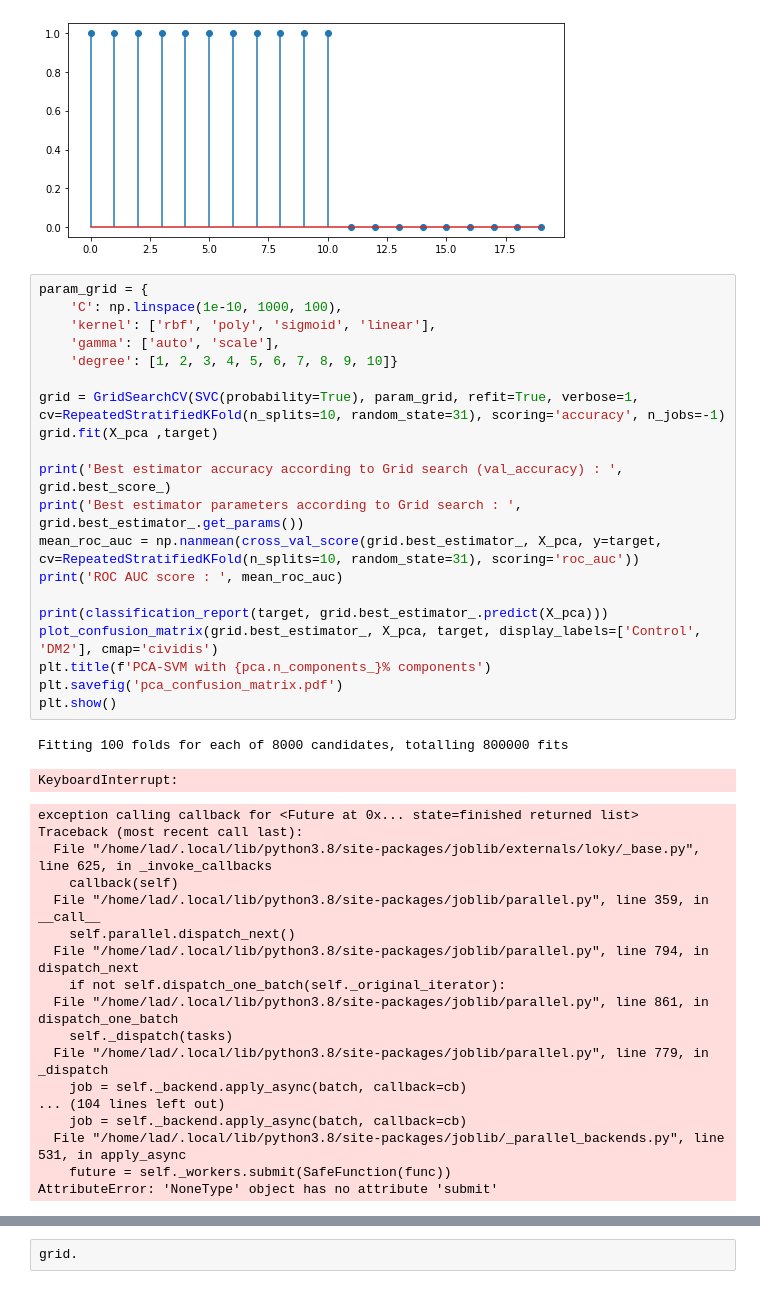
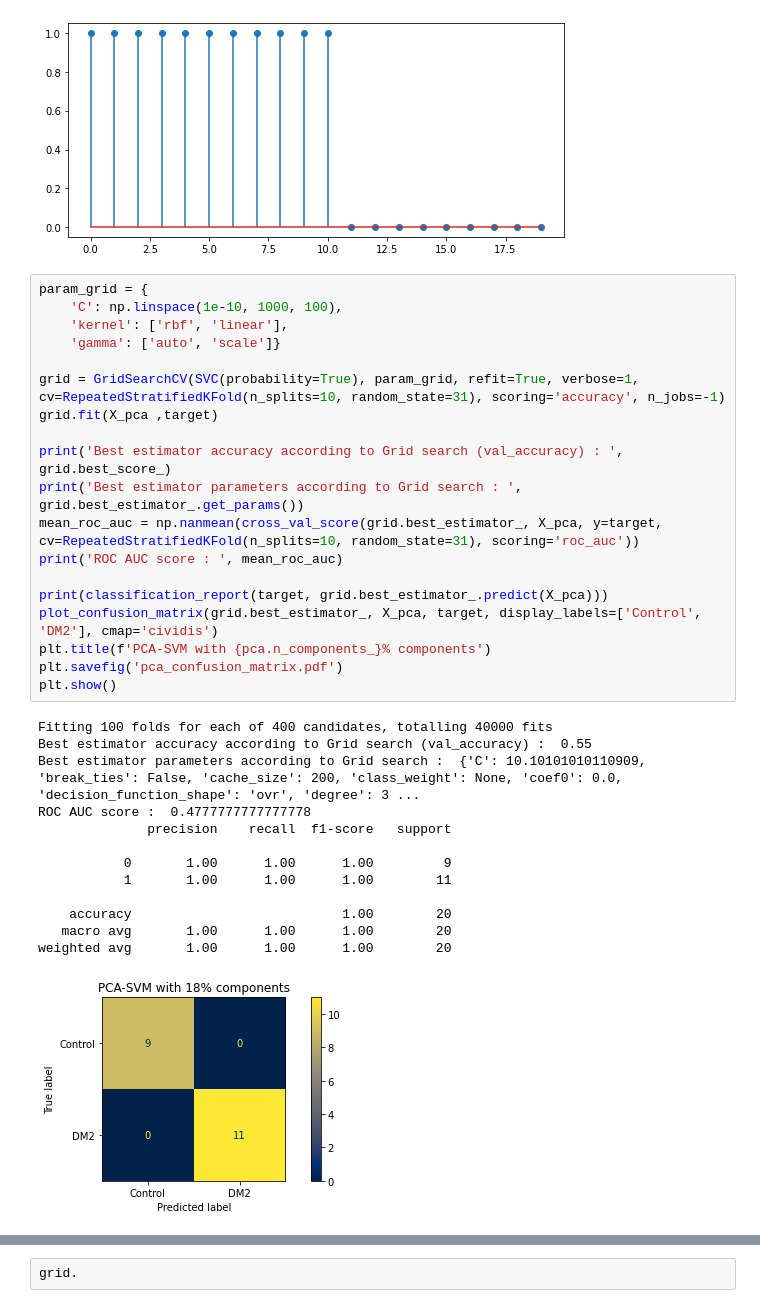
Before and after one commit to ladcva/raman_spectroscopy, a Jupyter notebook: test_pybaselines.ipynb, the cells around one changed output, grey strips where cells are left out. Saved outputs shown, nothing was run; the diff lists cells and outputs as text.

```diff
--- a/test_pybaselines.ipynb
+++ b/test_pybaselines.ipynb
@@ -208,41 +208,34 @@ plt.stem(target)
 # %%
 param_grid = {
     'C': np.linspace(1e-10, 1000, 100),
-    'kernel': ['rbf', 'poly', 'sigmoid', 'linear'],
-    'gamma': ['auto', 'scale'],
-    'degree': [1, 2, 3, 4, 5, 6, 7, 8, 9, 10]}
+    'kernel': ['rbf', 'linear'],
+    'gamma': ['auto', 'scale']}
 
 grid = GridSearchCV(SVC(probability=True), param_grid, refit=True, verbose=1, cv=RepeatedStratifiedKFold(n_splits=10, random_state=31), scoring='accuracy', n_jobs=-1)
 grid.fit(X_pca ,target)
 
 print('Best estimator accuracy according to Grid search (val_accuracy) : ', grid.best_score_)
 print('Best estimator parameters according to Grid search : ', grid.best_estimator_.get_params())
 mean_roc_auc = np.nanmean(cross_val_score(grid.best_estimator_, X_pca, y=target, cv=RepeatedStratifiedKFold(n_splits=10, random_state=31), scoring='roc_auc'))
 print('ROC AUC score : ', mean_roc_auc)
 
 print(classification_report(target, grid.best_estimator_.predict(X_pca)))
 plot_confusion_matrix(grid.best_estimator_, X_pca, target, display_labels=['Control', 'DM2'], cmap='cividis')
 plt.title(f'PCA-SVM with {pca.n_components_}% components')
 plt.savefig('pca_confusion_matrix.pdf')
 plt.show()
 # %% [output]
-Fitting 100 folds for each of 8000 candidates, totalling 800000 fits
+Fitting 100 folds for each of 400 candidates, totalling 40000 fits
+Best estimator accuracy according to Grid search (val_accuracy) :  0.55
+Best estimator parameters according to Grid search :  {'C': 10.10101010110909, 'break_ties': False, 'cache_size': 200, 'class_weight': None, 'coef0': 0.0, 'decision_function_shape': 'ovr', 'degree': 3 ...
+ROC AUC score :  0.4777777777777778
+              precision    recall  f1-score   support
+
+           0       1.00      1.00      1.00         9
+           1       1.00      1.00      1.00        11
+
+    accuracy                           1.00        20
+   macro avg       1.00      1.00      1.00        20
+weighted avg       1.00      1.00      1.00        20
-KeyboardInterrupt:
-exception calling callback for <Future at 0x... state=finished returned list>
-Traceback (most recent call last):
-  File "/home/lad/.local/lib/python3.8/site-packages/joblib/externals/loky/_base.py", line 625, in _invoke_callbacks
-    callback(self)
-  File "/home/lad/.local/lib/python3.8/site-packages/joblib/parallel.py", line 359, in __call__
-    self.parallel.dispatch_next()
-  File "/home/lad/.local/lib/python3.8/site-packages/joblib/parallel.py", line 794, in dispatch_next
-    if not self.dispatch_one_batch(self._original_iterator):
-  File "/home/lad/.local/lib/python3.8/site-packages/joblib/parallel.py", line 861, in dispatch_one_batch
-    self._dispatch(tasks)
-  File "/home/lad/.local/lib/python3.8/site-packages/joblib/parallel.py", line 779, in _dispatch
-    job = self._backend.apply_async(batch, callback=cb)
-... (104 lines left out)
-    job = self._backend.apply_async(batch, callback=cb)
-  File "/home/lad/.local/lib/python3.8/site-packages/joblib/_parallel_backends.py", line 531, in apply_async
-    future = self._workers.submit(SafeFunction(func))
-AttributeError: 'NoneType' object has no attribute 'submit'
+[figure, added]
 # %%
```
Also changed, not shown: parts of 5 cells of this notebook, 1 other file.
